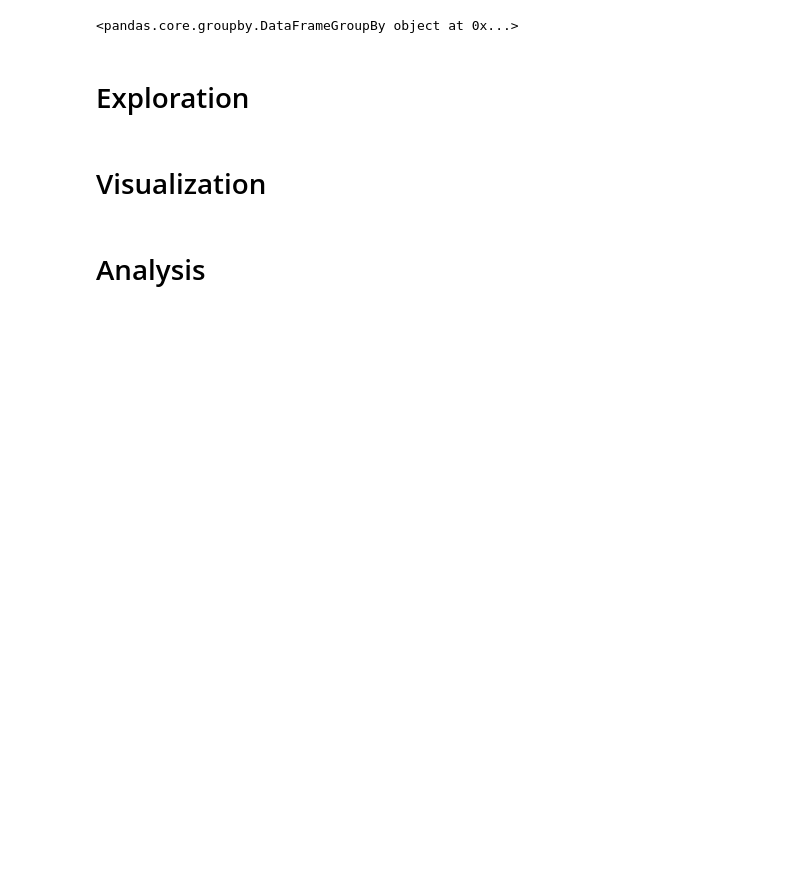
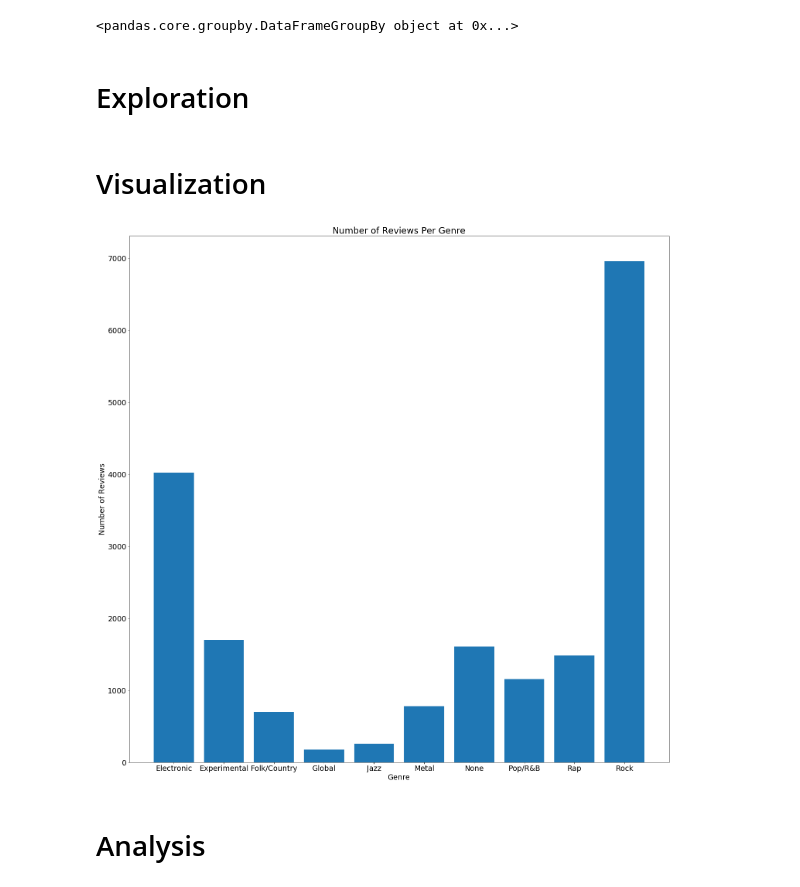
Before and after one commit to abourn/370-final, a Jupyter notebook: pitchfork.ipynb, the cells around one changed output. Saved outputs shown, nothing was run; the diff lists cells and outputs as text; code cells hidden in the pictures; blank space fills up the shorter version.

Commit message:
# of reviews per genre viz

```diff
--- a/pitchfork.ipynb
+++ b/pitchfork.ipynb
@@ -33,5 +33,19 @@ reviews = data[data.artist != "Various Artists"]
 # Exploration
 # %% [markdown]
 # Visualization
+# %%
+# number of reviews per genre
+reviews
+genre_count = reviews.groupby('genre').size().reset_index(name='count')
+
+plt.figure(figsize=(25, 25))
+plt.rcParams.update({'font.size': 19})
+plt.bar(genre_count['genre'], genre_count['count'])
+plt.title("Number of Reviews Per Genre")
+plt.xlabel("Genre")
+plt.ylabel("Number of Reviews")
+plt.show()
+# %% [output]
+[figure, added]
 # %% [markdown]
 # Analysis
```
